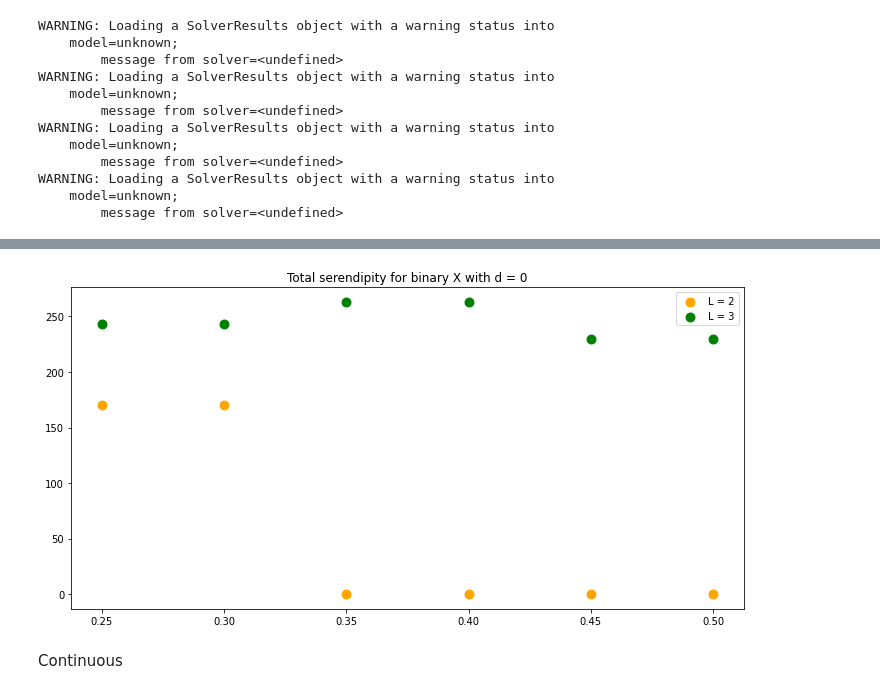
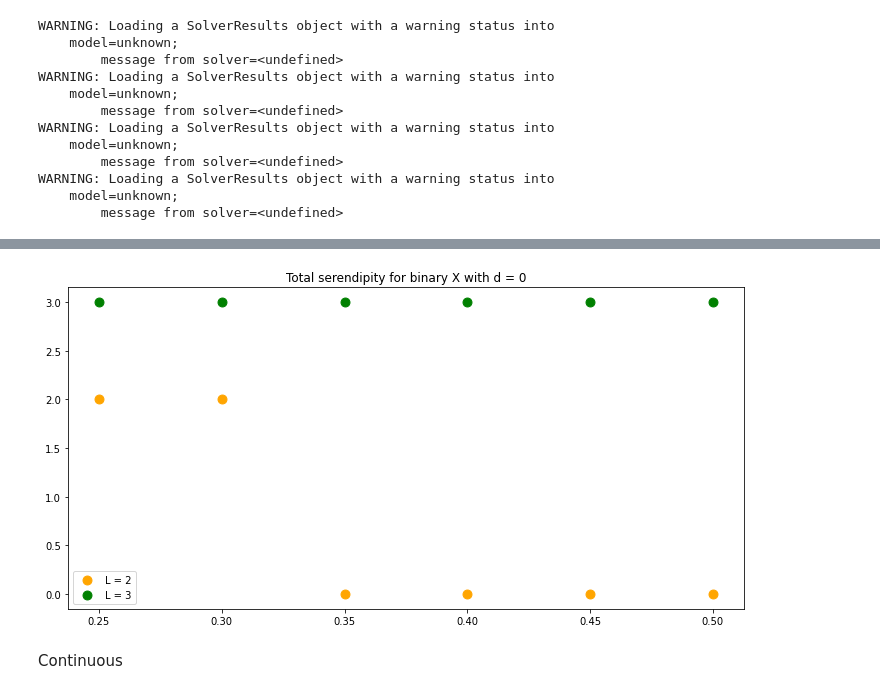
Before and after one commit to giannhskod/rec_sys_project, a Jupyter notebook: notebooks/Problem-B.ipynb, the cells around one changed output, grey strips where cells are left out. Drawn from its saved outputs; the diff is of its cells as text; code cells hidden in the pictures.

```diff
--- a/notebooks/Problem-B.ipynb
+++ b/notebooks/Problem-B.ipynb
@@ -405,7 +405,7 @@ def serendipity_recommendation_solver(theta, recommendations_num, domainType = 0
 
         return score, all_recommendations_ui_matrix, final_recommendations_ui
     else:
-        score = 'Solution not found (inf)'
+        score = 0
         return score, [], []
 # %% [markdown]
 # Without disimilaritiy (d = 0)
@@ -592,12 +592,14 @@ Boolean
 theta_results = []
 recommendations_results = []
 serendipity_results_boolean = []
+max_score_boolean = []
 # %%
 for theta in theta_values:
     for recommendations in recommendations_values:
         theta_results.append(theta)
         recommendations_results.append(recommendations)
         score, matrix, recommendations_pairs = serendipity_recommendation_solver(theta, recommendations, 0)
+        max_score_boolean.append(score)
         total_serendipity = 0
         if len(recommendations_pairs) > 0:
             for u in recommendations_pairs['userId'].unique():
@@ -624,8 +630,9 @@ serendipity_results_boolean
 # %%
 serendipity_results_boolean_df = pd.DataFrame(
             {'theta': theta_results,
-             'total_serendipity': serendipity_results_boolean,
-             'L': recommendations_results
+             'serendipity_indexes': serendipity_results_boolean,
+             'L': recommendations_results,
+             'max_score': max_score_boolean
             })
 # %%
 serendipity_results_boolean_df
@@ -646,16 +653,16 @@ serendipity_results_boolean_df
 # %%
 df1 = serendipity_results_boolean_df.loc[serendipity_results_boolean_df['L'] == 2]
 df2 = serendipity_results_boolean_df.loc[serendipity_results_boolean_df['L'] == 3]
 
 plt.figure(figsize=(10, 5))
-plt.scatter(df1.theta, df1.total_serendipity, c='orange', s=80, label='L = 2')
-plt.scatter(df1.theta, df2.total_serendipity, c='green', s=80, label='L = 3')
+plt.scatter(df1.theta, df1.max_score, c='orange', s=80, label='L = 2')
+plt.scatter(df1.theta, df2.max_score, c='green', s=80, label='L = 3')
 plt.legend()
 plt.tight_layout()
 plt.title('Total serendipity for binary X with d = 0')
 plt.show()
 # %% [output]
-[figure, old version]
+[figure, new version]
 # %% [markdown]
 Continuous
 # %%
```
Also changed, not shown: parts of 29 cells of this notebook.
